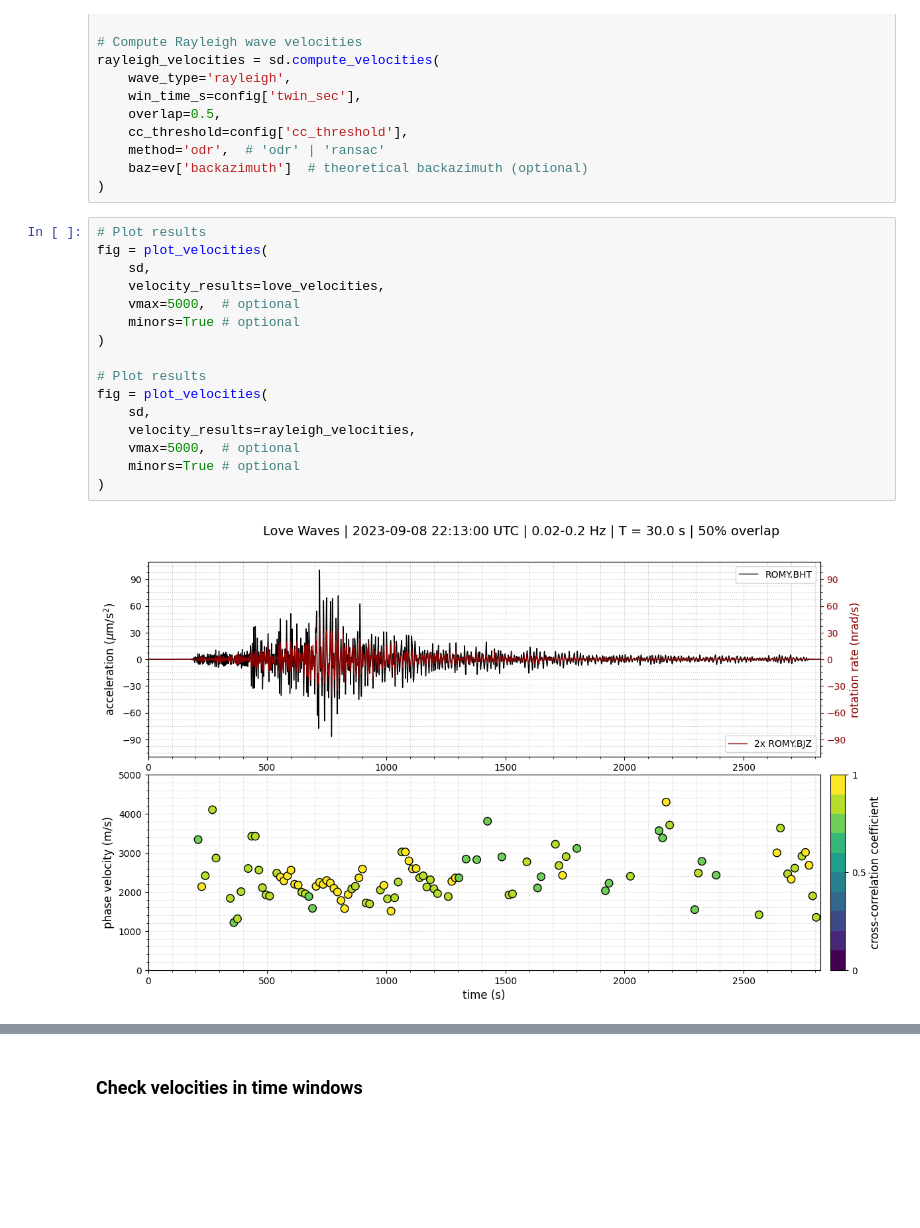
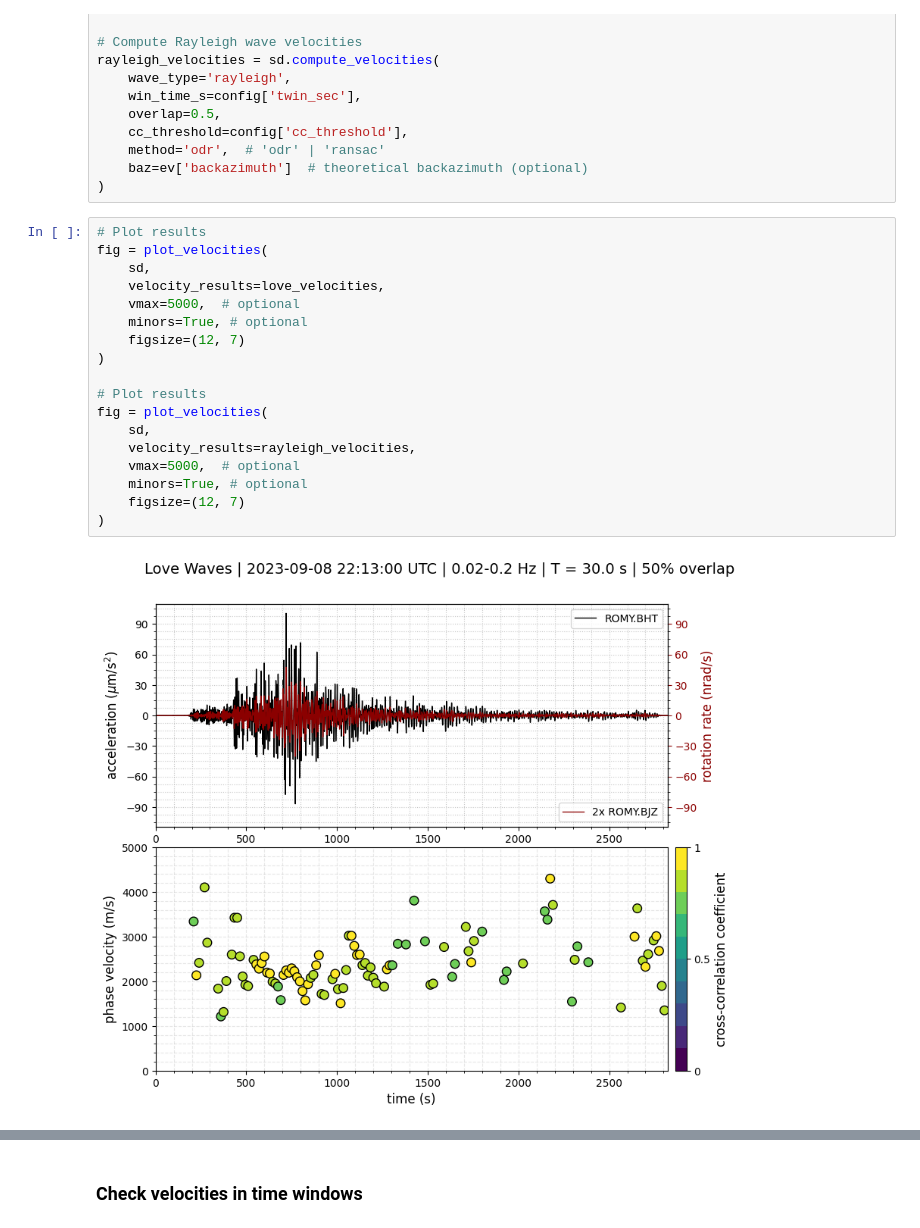
Before and after one commit to andbrocode/SixDegreesOfFreedom, a Jupyter notebook: examples/XROMY_velocity_check.ipynb, the cells around one changed output, grey strips where cells are left out. Cells and saved outputs as stored; diff of their text form; blank space fills up the shorter version.

```diff
--- a/examples/XROMY_velocity_check.ipynb
+++ b/examples/XROMY_velocity_check.ipynb
@@ -154,18 +154,20 @@ rayleigh_velocities = sd.compute_velocities(
 # %%
 # Plot results
 fig = plot_velocities(
     sd,
     velocity_results=love_velocities,
     vmax=5000,  # optional
-    minors=True # optional
+    minors=True, # optional
+    figsize=(12, 7)
 )
 
 # Plot results
 fig = plot_velocities(
     sd,
     velocity_results=rayleigh_velocities,
     vmax=5000,  # optional
-    minors=True # optional
+    minors=True, # optional
+    figsize=(12, 7)
 )
 # %% [output]
-[figure, old version]
+[figure, new version]
```
Also changed, not shown: parts of 14 cells of this notebook, 1 other file.
